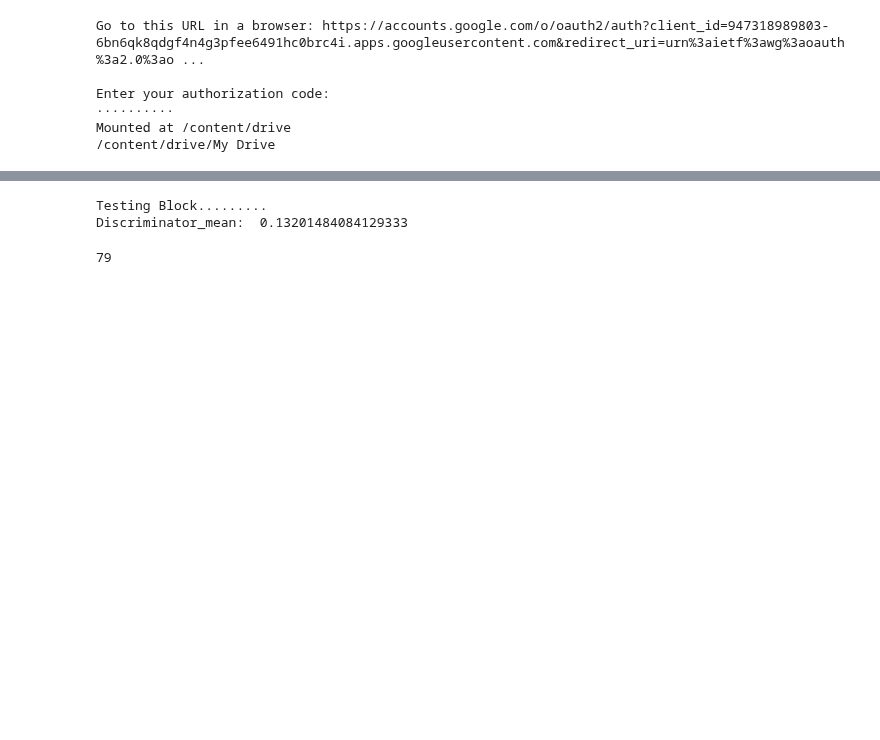
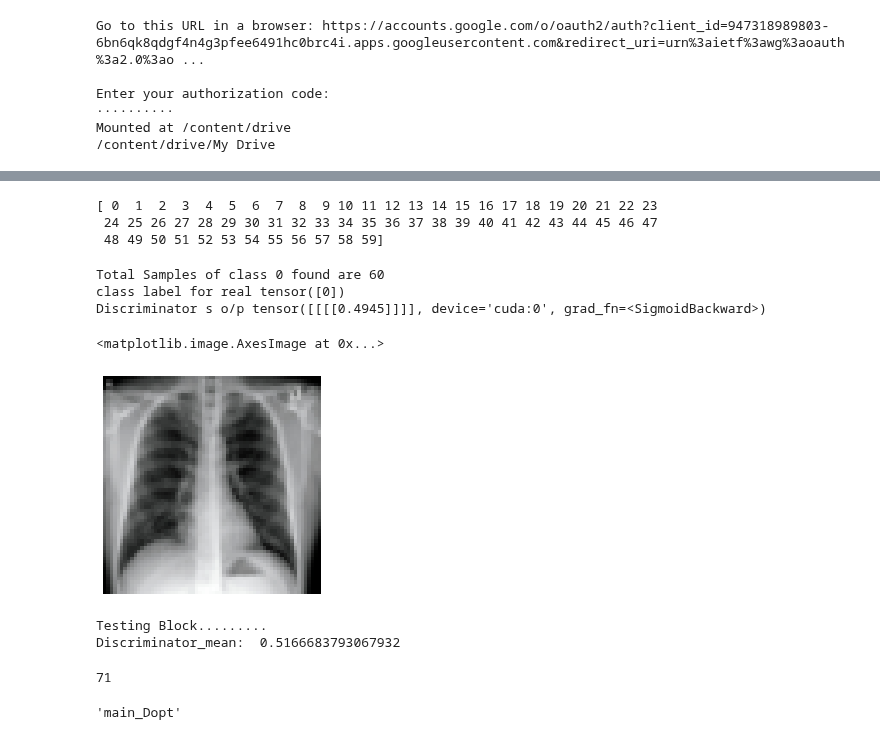
Before and after one commit to rossettisimone/AUGMENTATION_GAN, a Jupyter notebook: DCGAN.ipynb, the cells around one changed output, grey strips where cells are left out. Saved outputs shown, nothing was run; the diff lists cells and outputs as text; code cells hidden in the pictures; blank space fills up the shorter version.

```diff
--- a/DCGAN.ipynb
+++ b/DCGAN.ipynb
@@ -34,3 +34,8 @@ Enter your authorization code:
 ··········
 Mounted at /content/drive
 /content/drive/My Drive
+# %%
+!git clone https://github.com/vj2050/Transfer-Learning-COVID-19.git
+
+data_dir='Transfer-Learning-COVID-19/dataset_3_classes/'
+#data_dir='Transfer-Learning-COVID-19/ddd/'
@@ -186,6 +220,7 @@ class Discriminator(nn.Module):
             # input is (nc) x 64 x 64
             nn.Conv2d(nc, ndf, 4, 2, 1, bias=False),
             nn.LeakyReLU(0.2, inplace=True),
+            nn.Dropout(p=0.5),
             # state size. (ndf) x 32 x 32
             nn.Conv2d(ndf, ndf * 2, 4, 2, 1, bias=False),
             nn.BatchNorm2d(ndf * 2),
@@ -194,9 +229,11 @@ class Discriminator(nn.Module):
             nn.Conv2d(ndf * 2, ndf * 4, 4, 2, 1, bias=False),
             nn.BatchNorm2d(ndf * 4),
             nn.LeakyReLU(0.2, inplace=True),
+            nn.Dropout(p=0.5),
             # state size. (ndf*4) x 8 x 8
             nn.Conv2d(ndf * 4, ndf * 8, 4, 2, 1, bias=False),
             nn.BatchNorm2d(ndf * 8),
+            nn.Dropout(p=0.25),
             nn.LeakyReLU(0.2, inplace=True),
             # state size. (ndf*8) x 4 x 4
             nn.Conv2d(ndf * 8, 1, 4, 1, 0, bias=False),
@@ -588,10 +713,66 @@ Testing Block.........
+# %%
+#print(len(selected_loader.dataset))
+#print(idx)
+print(indices)
+# %% [output]
+[ 0  1  2  3  4  5  6  7  8  9 10 11 12 13 14 15 16 17 18 19 20 21 22 23
+ 24 25 26 27 28 29 30 31 32 33 34 35 36 37 38 39 40 41 42 43 44 45 46 47
+ 48 49 50 51 52 53 54 55 56 57 58 59]
+# %%
+test_batch = 1
+test_fake_id = 0
+LOAD_ID = 0
+
+if test_fake_id:
+  #check for fake image
+  test_img_list = []
+  test_noise = torch.randn(test_batch, nz, 1, 1, device=device)
+  test_img = generator(test_noise)#.detach().cpu()
+
+else:
+  #check for real image
+  idx = []
+  #train_set = datasets.ImageFolder("main_folder/100/", transform=transform)
+  idx = get_indices(train_set, LOAD_ID, idx) #Airplane for stl10; covid for x-ray dataset
+  test_loader = torch.utils.data.DataLoader(train_set, batch_size=test_batch,
+                                                sampler = SubsetRandomSampler(idx))
+  data = next(iter(test_loader))
+  test_noise, test_class_lable = data
+  test_img.data.resize_(test_noise.size()).copy_(test_noise)
+  #print(data[0].size())
+  print('class label for real', test_class_lable)
+
+s_output = discriminator(test_img.detach().to(device))
+print('Discriminator s o/p', s_output)
+
+# label = np.random.randint(0, nb_label, batch_size)
+# c_label.data.resize_(batch_size).copy_(torch.from_numpy(label))
+# print(c_label)
+
+test_img = test_img.detach().cpu()
+test_img_list.append(vutils.make_grid(test_img, padding=2, normalize=True))
+plt.axis('off')
+plt.imshow(np.transpose(test_img_list[-1],(1,2,0)))
+# %% [output]
+Total Samples of class 0 found are 60
+class label for real tensor([0])
+Discriminator s o/p tensor([[[[0.4945]]]], device='cuda:0', grad_fn=<SigmoidBackward>)
+<matplotlib.image.AxesImage at 0x...>
+[figure, added]
 # %%
-test_fake(generator, discriminator, metrics, 1000)
+test_fake(generator, discriminator, metrics, 500, "normal")
 # %% [output]
 Testing Block.........
-Discriminator_mean:  0.13201484084129333
+Discriminator_mean:  0.5166683793067932
 # %%
-path, dirs, files = next(os.walk(os.path.join(data_dir, "train/pneumonia_bac")))
+path, dirs, files = next(os.walk(os.path.join(data_dir, "train/pneumonia_vir")))
 print(len(files))
 # %% [output]
-79
+71
+# %%
+import os
+import shutil
+
+shutil.copytree('main_folder', 'main_Dopt')
+# %% [output]
+'main_Dopt'
```
Also changed, not shown: parts of 12 cells of this notebook.
